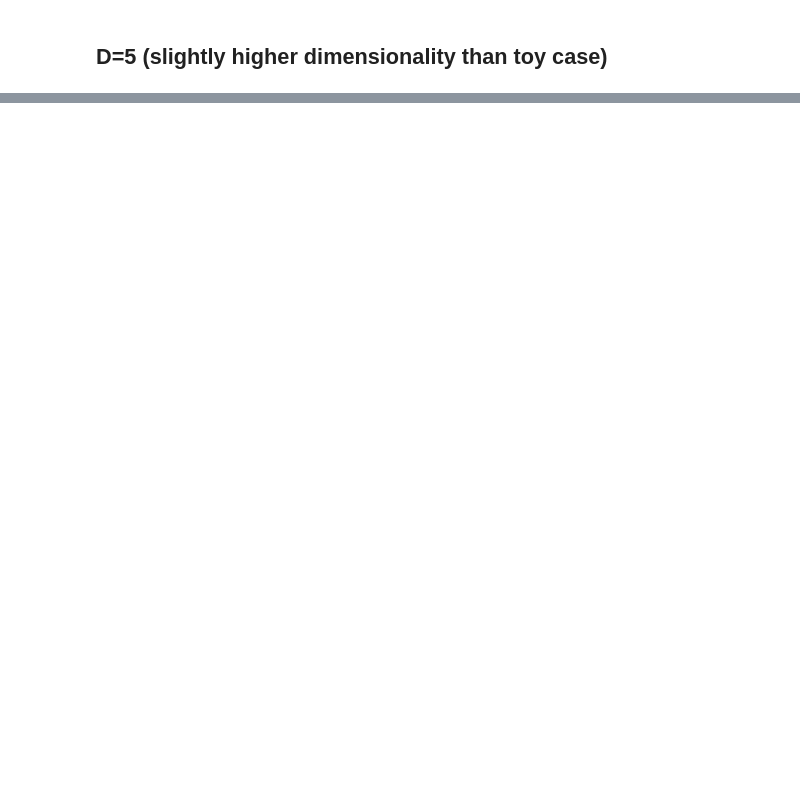
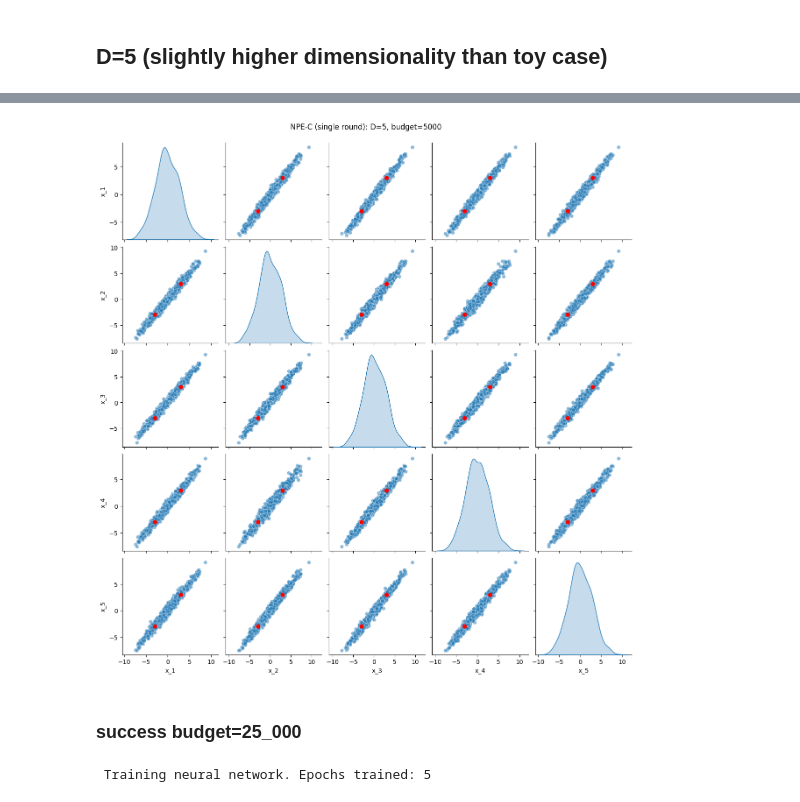
Before and after one commit to TheodoraChrysoula/sbi, a Jupyter notebook: notebooks/bimodal_npe_a.ipynb, the cells around one changed output, grey strips where cells are left out. Drawn from its saved outputs; the diff is of its cells as text; code cells hidden in the pictures; blank space fills up the shorter version.

```diff
--- a/notebooks/bimodal_npe_a.ipynb
+++ b/notebooks/bimodal_npe_a.ipynb
@@ -69,0 +51,14 @@ fig, ax = sbi.analysis.pairplot(posterior_samples, limits=torch.tensor([-10, 10.
+# %%
+D = 5
+sim = lfi.simulators.BimodalGaussian(sigma_noise=0.1)
+prior = lfi.priors.UniformPrior(low=-10, high=10, dim=D)
+observation = np.zeros((1, D))
+posterior_modes = np.ones((2,D))
+posterior_modes[0,:] = -3.
+posterior_modes[1,:] = 3.
+# %%
+inference = lfi.inference.from_sbi.NPEASingleRound(
+    prior=prior.return_sbi_object(),
+    simulator=sim.sample_pytorch,
+    observation=observation,
+)
@@ -69,0 +71,14 @@ fig, ax = sbi.analysis.pairplot(posterior_samples, limits=torch.tensor([-10, 10.
+# %%
+samples = inference.sample(1_000)
+# %%
+g = inference.plot_posterior_samples(
+    samples=samples,
+    budget=simulation_budget,
+    posterior_modes=posterior_modes,
+    subset_dims=[d for d in range(D)],
+    limits=torch.tensor([-10, 10.]).repeat(D, 1),
+)
+# %% [output]
+[figure, added]
+# %% [markdown]
+### success budget=25_000
@@ -69,0 +99,5 @@ fig, ax = sbi.analysis.pairplot(posterior_samples, limits=torch.tensor([-10, 10.
+# %%
+simulation_budget = 50_000
+inference.train(simulation_budget=simulation_budget, num_components=2)
+# %% [output]
+ Training neural network. Epochs trained: 5
```
Also changed, not shown: parts of 16 cells of this notebook, 2 other files.
